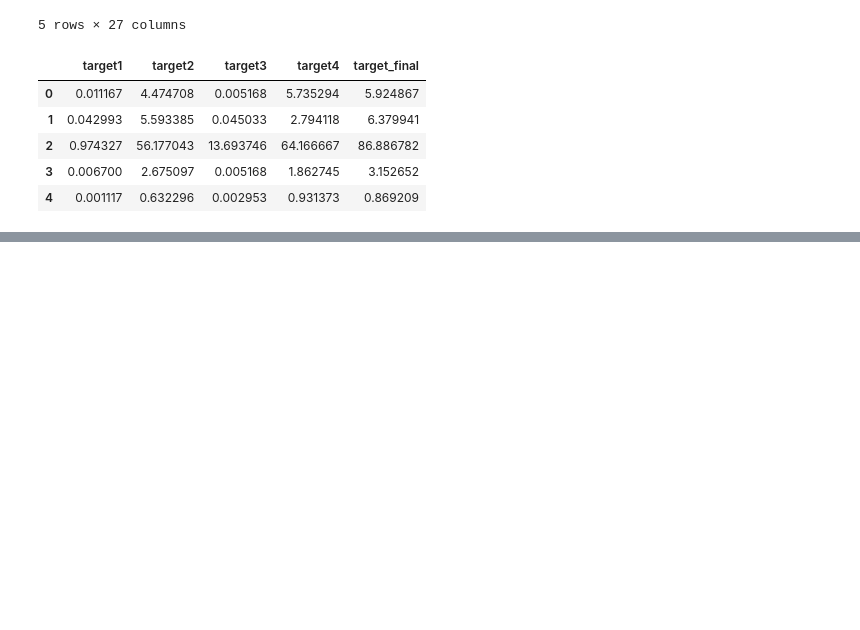
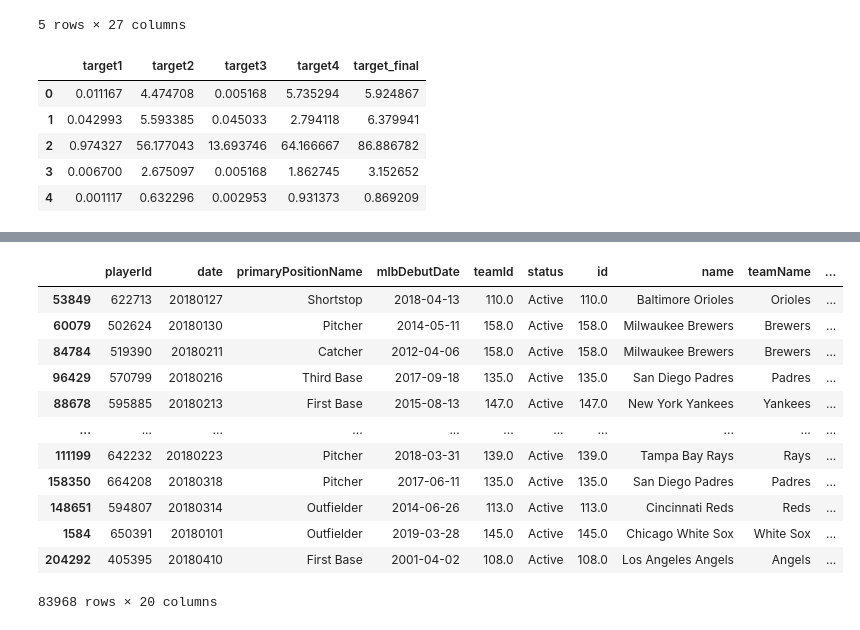
Before and after one commit to MarioChackGitHub/MLB-Kaggle, a Jupyter notebook: explore_data.ipynb, the cells around one changed output, grey strips where cells are left out. Cells and saved outputs as stored; diff of their text form; code cells hidden in the pictures; blank space fills up the shorter version.

```diff
--- a/explore_data.ipynb
+++ b/explore_data.ipynb
@@ -598,0 +646,16 @@ X_train, X_test, y_train, y_test =
+# %%
+X_train.dropna()
+# %% [output]
+|  | playerId | date | primaryPositionName | mlbDebutDate | teamId | status | id | name | teamName | ... |
+| 53849 | 622713 | 20180127 | Shortstop | 2018-04-13 | 110.0 | Active | 110.0 | Baltimore Orioles | Orioles | ... |
+| 60079 | 502624 | 20180130 | Pitcher | 2014-05-11 | 158.0 | Active | 158.0 | Milwaukee Brewers | Brewers | ... |
+| 84784 | 519390 | 20180211 | Catcher | 2012-04-06 | 158.0 | Active | 158.0 | Milwaukee Brewers | Brewers | ... |
+| 96429 | 570799 | 20180216 | Third Base | 2017-09-18 | 135.0 | Active | 135.0 | San Diego Padres | Padres | ... |
+| 88678 | 595885 | 20180213 | First Base | 2015-08-13 | 147.0 | Active | 147.0 | New York Yankees | Yankees | ... |
+| ... | ... | ... | ... | ... | ... | ... | ... | ... | ... | ... |
+| 111199 | 642232 | 20180223 | Pitcher | 2018-03-31 | 139.0 | Active | 139.0 | Tampa Bay Rays | Rays | ... |
+| 158350 | 664208 | 20180318 | Pitcher | 2017-06-11 | 135.0 | Active | 135.0 | San Diego Padres | Padres | ... |
+| 148651 | 594807 | 20180314 | Outfielder | 2014-06-26 | 113.0 | Active | 113.0 | Cincinnati Reds | Reds | ... |
+| 1584 | 650391 | 20180101 | Outfielder | 2019-03-28 | 145.0 | Active | 145.0 | Chicago White Sox | White Sox | ... |
+| 204292 | 405395 | 20180410 | First Base | 2001-04-02 | 108.0 | Active | 108.0 | Los Angeles Angels | Angels | ... |
+83968 rows × 20 columns
```
Also changed, not shown: parts of 35 cells of this notebook.
